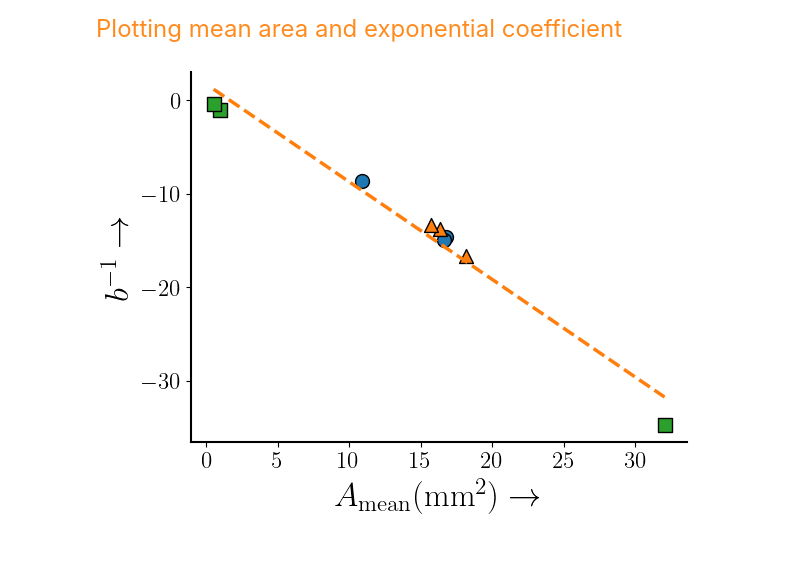
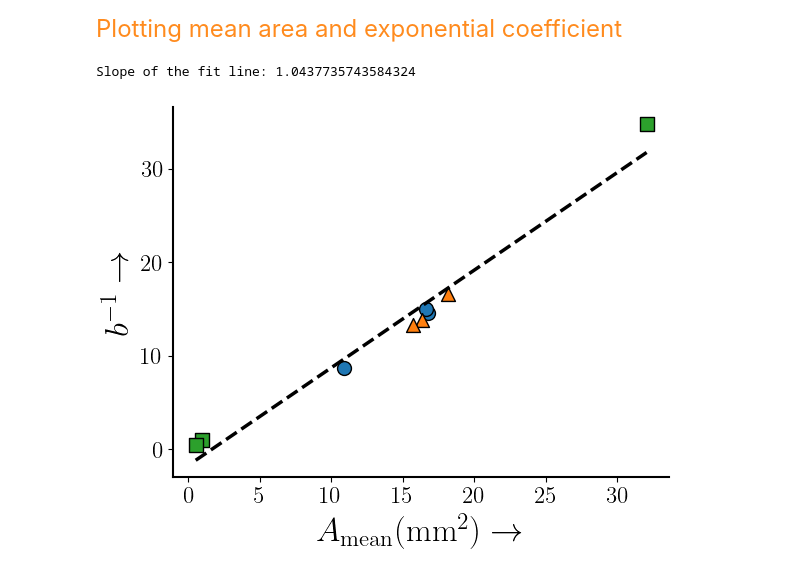
Before and after one commit to VinDawara/residual_network, a Jupyter notebook: cum_area/notebook/cum_area_experiment.ipynb, the cells around one changed output. Drawn from its saved outputs; the diff is of its cells as text; code cells hidden in the pictures.

```diff
--- a/cum_area/notebook/cum_area_experiment.ipynb
+++ b/cum_area/notebook/cum_area_experiment.ipynb
@@ -419,34 +420,37 @@ A_mean = np.array([
 
 b = np.array([
     p1[1],
     p2[1],
     p3[1],
     p6[1],
     p7[1],
     p8[1],
     p_glass1[1],
     p_glass2[1],
     p_burggraaf[1]])
 
-b = 1/b  # Inverse of b for plotting
+b = np.abs(1/b)  # Inverse of b for plotting
 
 # Create a scatter plot
 fig, ax = plt.subplots()
 ax.scatter(A_mean[:3], b[:3], color='tab:blue', marker='o', s=100, edgecolor='black')
 ax.scatter(A_mean[3:6], b[3:6], color='tab:orange', marker='^', s=100, edgecolor='black')
 ax.scatter(A_mean[6:], b[6:], color='tab:green', marker='s', s=100, edgecolor='black')
 
 # Add a trend line
 p_trend, _ = np.polyfit(A_mean, b, 1, cov=True)
+print(f"Slope of the fit line: {p_trend[0]}")
+
 x_fit = np.linspace(min(A_mean), max(A_mean), 100)
 y_fit = np.polyval(p_trend, x_fit)
-ax.plot(x_fit, y_fit, color='tab:orange', linestyle='--', label='Trend line')
+ax.plot(x_fit, y_fit, color='black', linestyle='--', label='Trend line')
 
 ax.set_xlabel(r'$A_{\rm{mean}} (\rm{mm}^2)\rightarrow$')
 ax.set_ylabel(r'$b^{-1} \rightarrow$')
 
 # Save the figure
-# fig.savefig(save_dir_path + '/mean_area_vs_b.png', dpi=300, bbox_inches='tight')
+fig.savefig(save_dir_path + '/mean_area_vs_b.png', dpi=300, bbox_inches='tight')
 plt.show()
 # %% [output]
+Slope of the fit line: 1.0437735743584324
-[figure, old version]
+[figure, new version]
```
Also changed, not shown: parts of 1 cell of this notebook.
